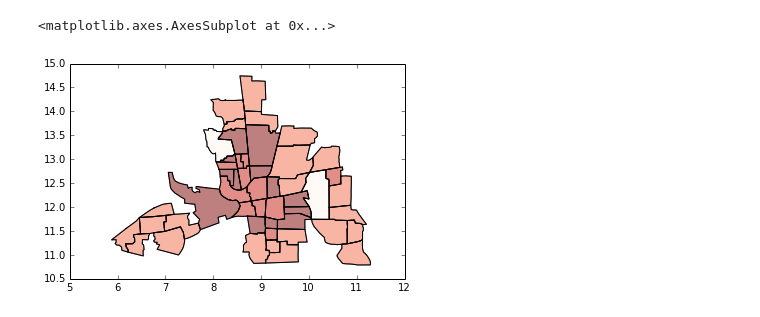
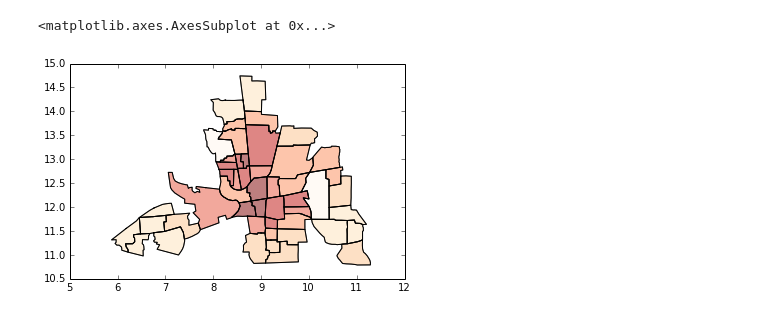
Before and after one commit to geopandas/geopandas, a Jupyter notebook: examples/choropleths.ipynb, the cells around one changed output. Cells and saved outputs as stored; diff of their text form; code cells hidden in the pictures.

```diff
--- a/examples/choropleths.ipynb
+++ b/examples/choropleths.ipynb
@@ -22,5 +38,5 @@ tracts.plot(column='CRIME', scheme='Fisher_Jenks', colormap='OrRd')
 # %%
-tracts.plot(column='CRIME', scheme='Fisher_Jenks', k=7, colormap='OrRd')
+tracts.plot(column='CRIME', scheme='equal_interval', k=7, colormap='OrRd')
 # %% [output]
 <matplotlib.axes.AxesSubplot at 0x...>
-[figure, old version]
+[figure, new version]
```
Also changed, not shown: parts of 10 cells of this notebook, 1 other file.
